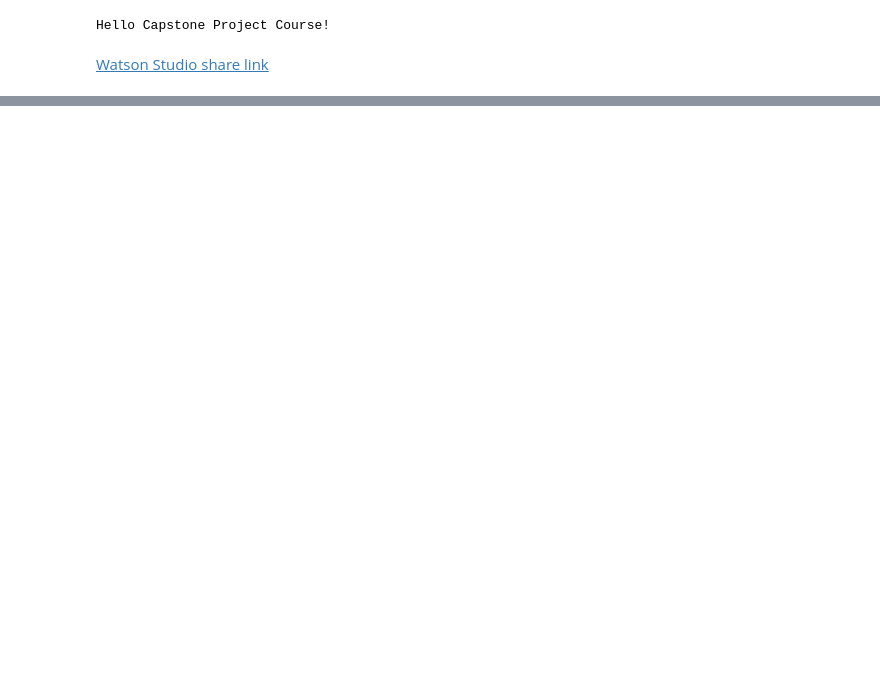
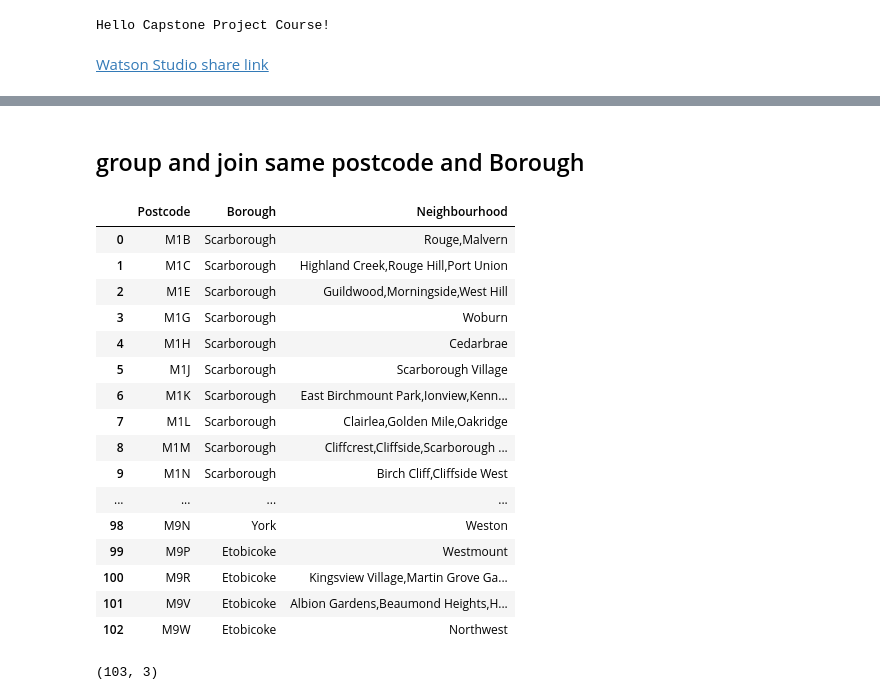
Before and after one commit to hi5san/Coursera_Capstone, a Jupyter notebook: Coursera capstone project.ipynb, the cells around one changed output, grey strips where cells are left out. Saved outputs shown, nothing was run; the diff lists cells and outputs as text; code cells hidden in the pictures; blank space fills up the shorter version.

```diff
--- a/Coursera capstone project.ipynb
+++ b/Coursera capstone project.ipynb
@@ -12,0 +17,5 @@ Hello Capstone Project Course!
+# %%
+# Setup
+pd.options.display.max_rows = None
+pd.options.display.max_columns = None
+pd.options.display.max_colwidth = -1
@@ -12,0 +24,7 @@ Hello Capstone Project Course!
+# %%
+url = 'https://en.wikipedia.org/wiki/List_of_postal_codes_of_Canada:_M'
+dfs = pd.read_html(url, match='Postcode', header=0)
+postcode=dfs[0]
+#print(type(postcode))
+#print(postcode.shape)
+postcode.head()
@@ -12,0 +40,4 @@ Hello Capstone Project Course!
+# %%
+# remove Not assigned
+postcode_edit=postcode[postcode['Borough']!='Not assigned']
+postcode_edit.head()
@@ -12,0 +53,6 @@ Hello Capstone Project Course!
+# %%
+# set Borough for Not assigned Neighbourhood
+idx=postcode_edit['Neighbourhood']=='Not assigned'
+postcode_edit.loc[idx, 'Neighbourhood']=postcode_edit.loc[idx, 'Borough']
+#postcode_edit.set_index('Postcode').reset_index()
+postcode_edit[idx]
@@ -12,0 +66,23 @@ Hello Capstone Project Course!
+# %% [markdown]
+## group and join same postcode and Borough
+# %%
+pcdata = postcode_edit.groupby(['Postcode', 'Borough'])['Neighbourhood'].apply(lambda x: ','.join(x.astype(str))).reset_index()
+pcdata
+# %% [output]
+|  | Postcode | Borough | Neighbourhood |
+| 0 | M1B | Scarborough | Rouge,Malvern |
+| 1 | M1C | Scarborough | Highland Creek,Rouge Hill,Port Union |
+| 2 | M1E | Scarborough | Guildwood,Morningside,West Hill |
+| 3 | M1G | Scarborough | Woburn |
+| 4 | M1H | Scarborough | Cedarbrae |
+| 5 | M1J | Scarborough | Scarborough Village |
+| 6 | M1K | Scarborough | East Birchmount Park,Ionview,Kenn... |
+| 7 | M1L | Scarborough | Clairlea,Golden Mile,Oakridge |
+| 8 | M1M | Scarborough | Cliffcrest,Cliffside,Scarborough ... |
+| 9 | M1N | Scarborough | Birch Cliff,Cliffside West |
+| ... | ... | ... | ... |
+| 98 | M9N | York | Weston |
+| 99 | M9P | Etobicoke | Westmount |
+| 100 | M9R | Etobicoke | Kingsview Village,Martin Grove Ga... |
+| 101 | M9V | Etobicoke | Albion Gardens,Beaumond Heights,H... |
+| 102 | M9W | Etobicoke | Northwest |
@@ -12,0 +91,4 @@ Hello Capstone Project Course!
+# %%
+pcdata.shape
+# %% [output]
+(103, 3)
```
Also changed, not shown: parts of 9 cells of this notebook.
